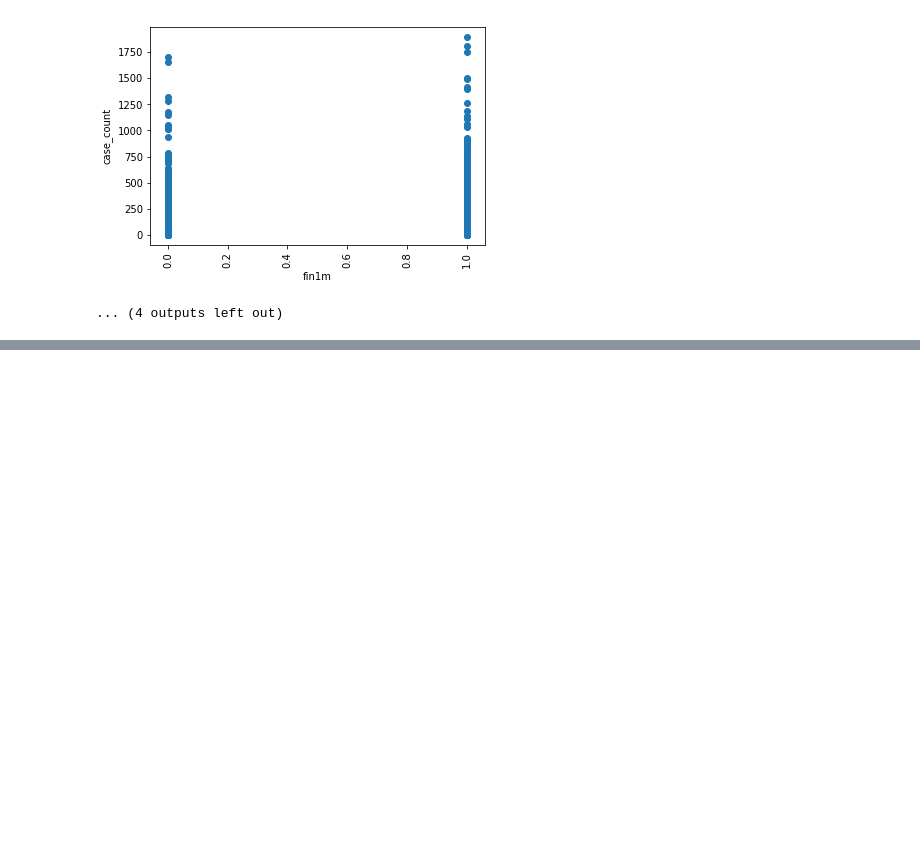
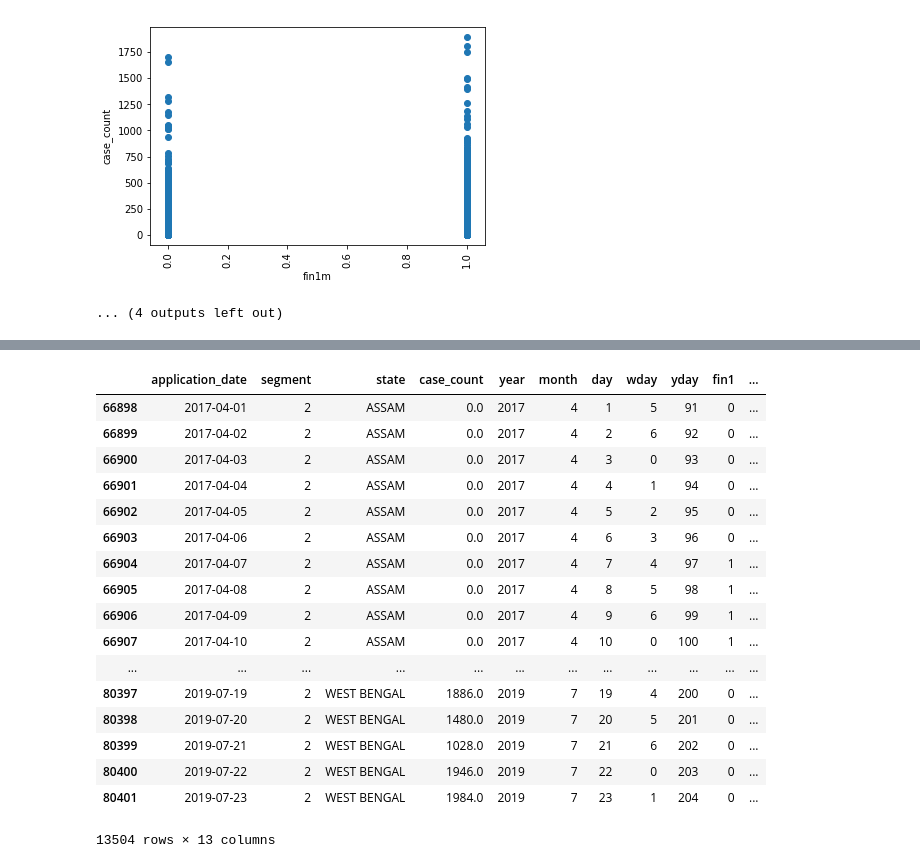
Before and after one commit to ravitejadureddy/Projects, a Jupyter notebook: Untitled8.ipynb, the cells around one changed output, grey strips where cells are left out. Drawn from its saved outputs; the diff is of its cells as text; code cells hidden in the pictures; blank space fills up the shorter version.

```diff
--- a/Untitled8.ipynb
+++ b/Untitled8.ipynb
@@ -320,0 +401,21 @@ print(featureScores.nlargest(10,'Score'))  #print 10 best features
+# %%
+dfm2
+# %% [output]
+|  | application_date | segment | state | case_count | year | month | day | wday | yday | fin1 | ... |
+| 66898 | 2017-04-01 | 2 | ASSAM | 0.0 | 2017 | 4 | 1 | 5 | 91 | 0 | ... |
+| 66899 | 2017-04-02 | 2 | ASSAM | 0.0 | 2017 | 4 | 2 | 6 | 92 | 0 | ... |
+| 66900 | 2017-04-03 | 2 | ASSAM | 0.0 | 2017 | 4 | 3 | 0 | 93 | 0 | ... |
+| 66901 | 2017-04-04 | 2 | ASSAM | 0.0 | 2017 | 4 | 4 | 1 | 94 | 0 | ... |
+| 66902 | 2017-04-05 | 2 | ASSAM | 0.0 | 2017 | 4 | 5 | 2 | 95 | 0 | ... |
+| 66903 | 2017-04-06 | 2 | ASSAM | 0.0 | 2017 | 4 | 6 | 3 | 96 | 0 | ... |
+| 66904 | 2017-04-07 | 2 | ASSAM | 0.0 | 2017 | 4 | 7 | 4 | 97 | 1 | ... |
+| 66905 | 2017-04-08 | 2 | ASSAM | 0.0 | 2017 | 4 | 8 | 5 | 98 | 1 | ... |
+| 66906 | 2017-04-09 | 2 | ASSAM | 0.0 | 2017 | 4 | 9 | 6 | 99 | 1 | ... |
+| 66907 | 2017-04-10 | 2 | ASSAM | 0.0 | 2017 | 4 | 10 | 0 | 100 | 1 | ... |
+| ... | ... | ... | ... | ... | ... | ... | ... | ... | ... | ... | ... |
+| 80397 | 2019-07-19 | 2 | WEST BENGAL | 1886.0 | 2019 | 7 | 19 | 4 | 200 | 0 | ... |
+| 80398 | 2019-07-20 | 2 | WEST BENGAL | 1480.0 | 2019 | 7 | 20 | 5 | 201 | 0 | ... |
+| 80399 | 2019-07-21 | 2 | WEST BENGAL | 1028.0 | 2019 | 7 | 21 | 6 | 202 | 0 | ... |
+| 80400 | 2019-07-22 | 2 | WEST BENGAL | 1946.0 | 2019 | 7 | 22 | 0 | 203 | 0 | ... |
+| 80401 | 2019-07-23 | 2 | WEST BENGAL | 1984.0 | 2019 | 7 | 23 | 1 | 204 | 0 | ... |
+13504 rows × 13 columns
```
Also changed, not shown: parts of 69 cells of this notebook, 5 other files.
